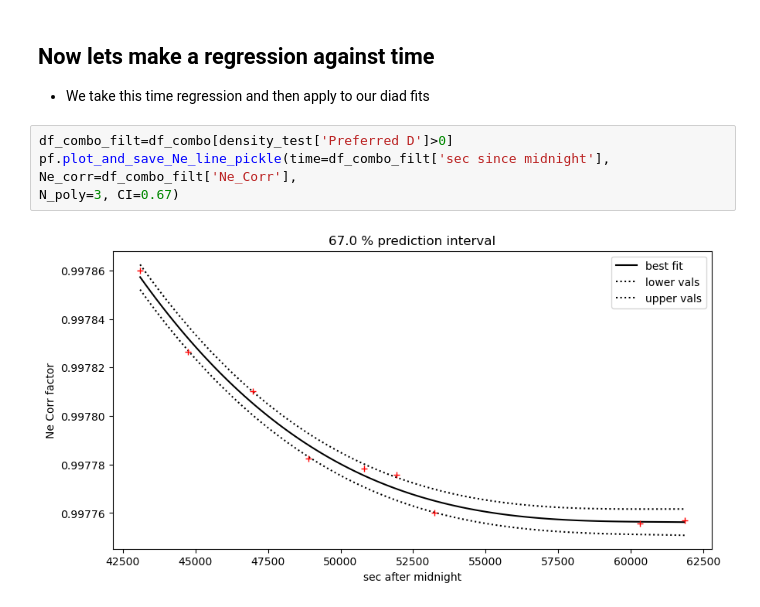
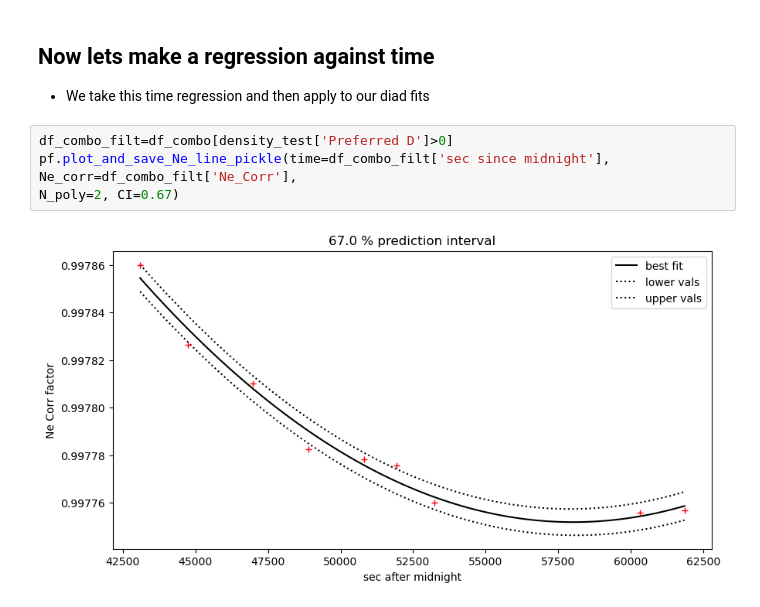
Before and after one commit to PennyWieser/DiadFit, a Jupyter notebook: docs/Examples/Example1b_CO2_Fluid_Inclusions/Step1_Fit_Your_Ne_Lines.ipynb, the cells around one changed output. Saved outputs shown, nothing was run; the diff lists cells and outputs as text.

Commit message:
removed N poly in step 4

```diff
--- a/docs/Examples/Example1b_CO2_Fluid_Inclusions/Step1_Fit_Your_Ne_Lines.ipynb
+++ b/docs/Examples/Example1b_CO2_Fluid_Inclusions/Step1_Fit_Your_Ne_Lines.ipynb
@@ -281,6 +281,6 @@ fig.tight_layout()
 # %%
 df_combo_filt=df_combo[density_test['Preferred D']>0]
 pf.plot_and_save_Ne_line_pickle(time=df_combo_filt['sec since midnight'], Ne_corr=df_combo_filt['Ne_Corr'],
-N_poly=3, CI=0.67)
+N_poly=2, CI=0.67)
 # %% [output]
-[figure, old version]
+[figure, new version]
```
Also changed, not shown: 9 other files.
